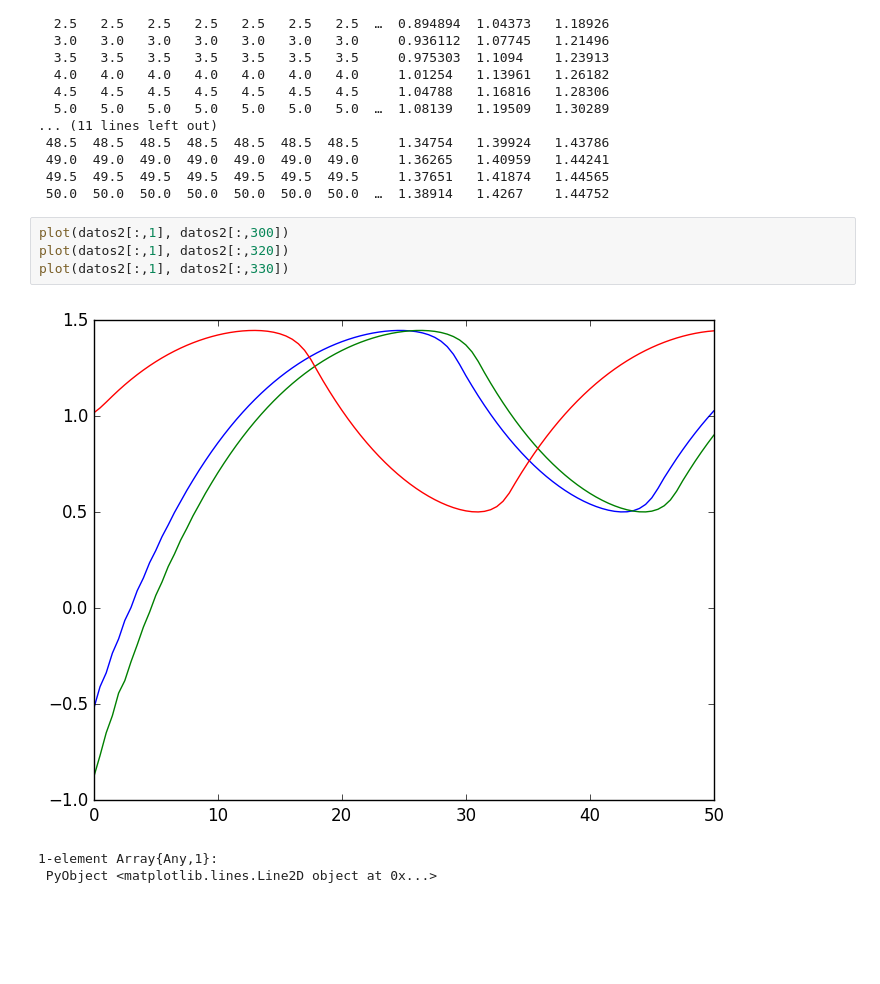
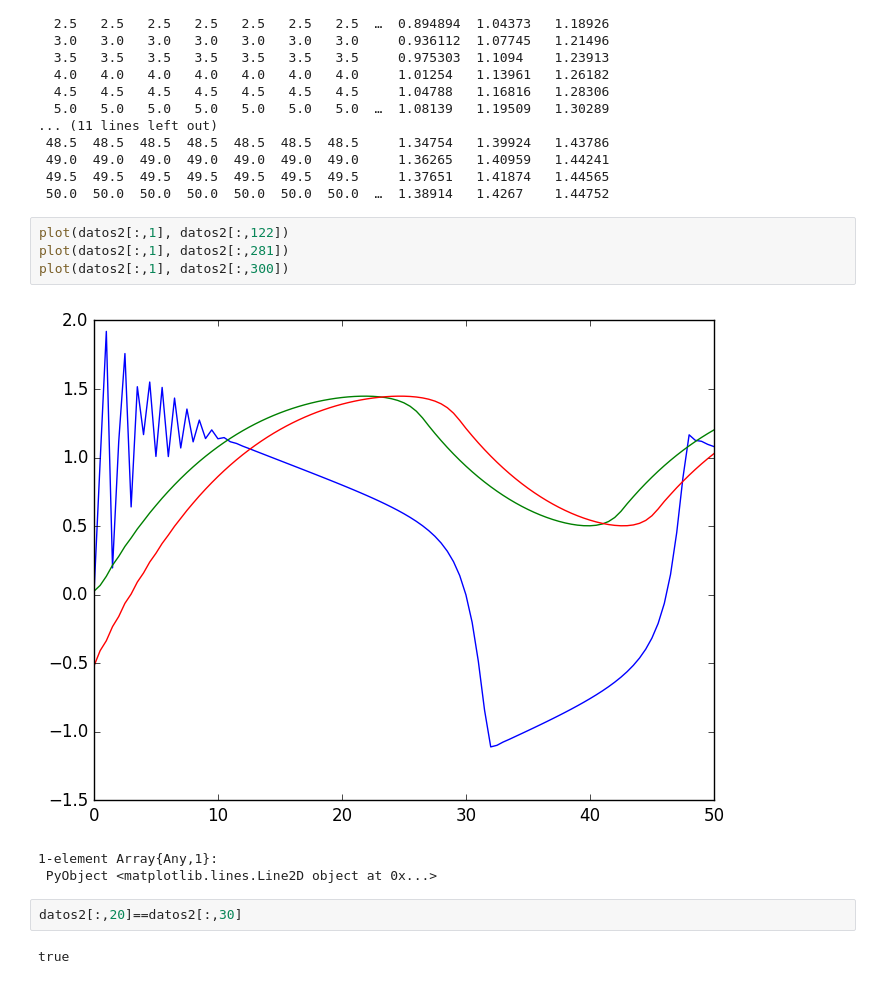
Before and after one commit to kzapfe/AprendiendoComputoLibre, a Jupyter notebook: Julia/FitzHugh-Nagumo.ipynb, the cells around one changed output. Drawn from its saved outputs; the diff is of its cells as text; blank space fills up the shorter version.

```diff
--- a/Julia/FitzHugh-Nagumo.ipynb
+++ b/Julia/FitzHugh-Nagumo.ipynb
@@ -160,10 +230,14 @@ datos2=reshape(datos, 101,121*3)
  49.5  49.5  49.5  49.5  49.5  49.5  49.5     1.37651   1.41874   1.44565
  50.0  50.0  50.0  50.0  50.0  50.0  50.0  …  1.38914   1.4267    1.44752
 # %%
+plot(datos2[:,1], datos2[:,122])
+plot(datos2[:,1], datos2[:,281])
 plot(datos2[:,1], datos2[:,300])
-plot(datos2[:,1], datos2[:,320])
-plot(datos2[:,1], datos2[:,330])
 # %% [output]
-[figure, old version]
+[figure, new version]
 1-element Array{Any,1}:
  PyObject <matplotlib.lines.Line2D object at 0x...>
+# %%
+datos2[:,20]==datos2[:,30]
+# %% [output]
+true
```
Also changed, not shown: parts of 15 cells of this notebook, 9 other files.
